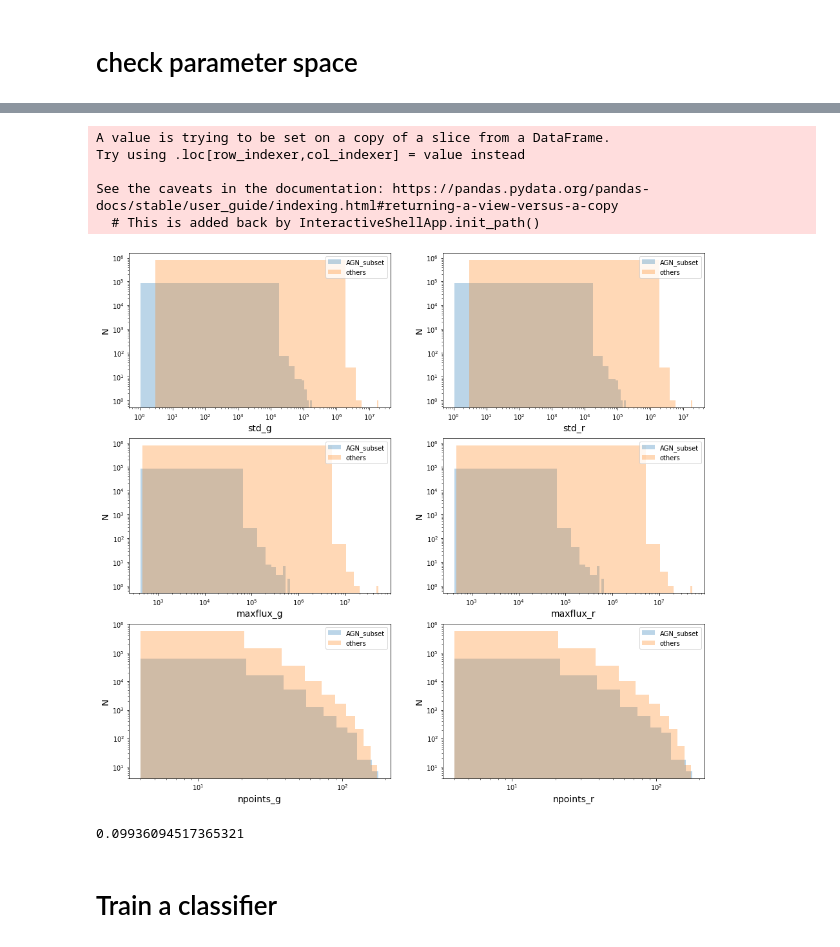
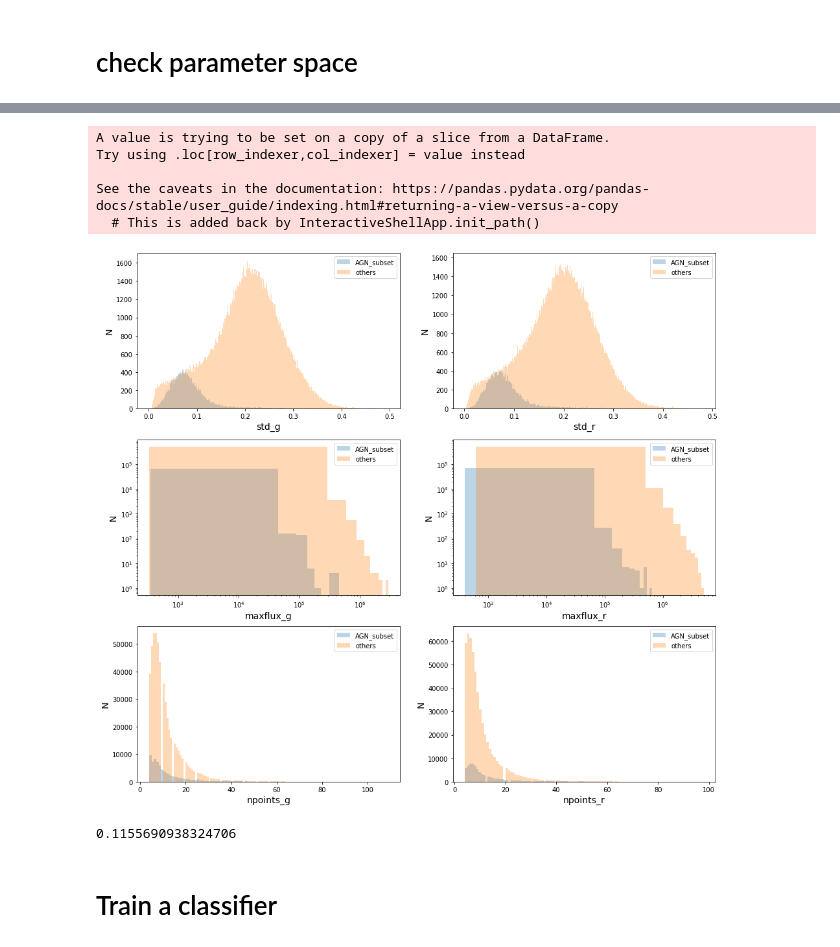
Before and after one commit to emilleishida/agn_classifier, a Jupyter notebook: check_database.ipynb, the cells around one changed output, grey strips where cells are left out. Saved outputs shown, nothing was run; the diff lists cells and outputs as text; code cells hidden in the pictures.

Commit message:
normalized max flux

```diff
--- a/check_database.ipynb
+++ b/check_database.ipynb
@@ -293,9 +297,14 @@ for i in progressbar.progressbar(range(data_cut.shape[0])):
         flux_clean = flux[~np.isnan(flux)]
 
         # calculate new features
-        std[fil].append(np.std(flux_clean))
-        max_flux[fil].append(np.max(flux_clean))
-        npoints[fil].append(len(flux_clean))
+        if len(flux_clean) > 0:
+            std[fil].append(np.std(flux_clean/max(flux_clean)))
+            max_flux[fil].append(np.max(flux_clean))
+            npoints[fil].append(len(flux_clean))
+        else:
+            std[fil].append(np.nan)
+            max_flux[fil]. append(np.nan)
+            npoints[fil].append(0)
 
 data_cut['maxflux_g'] = max_flux[1]
 data_cut['maxflux_r'] = max_flux[2]
@@ -340,3 +331,5 @@ data_cut_final.to_csv('data/emille_data.csv.gz', index=False)
+# %%
+data_cut_final = pd.read_csv('../../data/emille_data.csv.gz')
 # %% [markdown]
 # check parameter space
 # %%
@@ -483,18 +469,16 @@ data_cut_final['AGN_subset'] = flag4.astype(int)
 plt.figure(figsize=(16,15))
 
 plt.subplot(3,2,1)
-plt.hist(data_cut_final[flag4]['std_g'], label='AGN_subset', alpha=0.3, log=True)
-plt.hist(data_cut_final[~flag4]['std_g'], label='others', alpha=0.3, log=True)
-plt.xscale('log')
+plt.hist(data_cut_final[flag4]['std_g'], label='AGN_subset', alpha=0.3, bins=1000)
+plt.hist(data_cut_final[~flag4]['std_g'], label='others', alpha=0.3, bins=1000)
 plt.legend()
 plt.xlabel('std_g', fontsize=14)
 plt.ylabel('N', fontsize=14)
 
 
 plt.subplot(3,2,2)
-plt.hist(data_cut_final[flag4]['std_r'], label='AGN_subset', alpha=0.3, log=True)
-plt.hist(data_cut_final[~flag4]['std_r'], label='others', alpha=0.3, log=True)
-plt.xscale('log')
+plt.hist(data_cut_final[flag4]['std_r'], label='AGN_subset', alpha=0.3, bins=1000)
+plt.hist(data_cut_final[~flag4]['std_r'], label='others', alpha=0.3, bins=1000)
 plt.legend()
 plt.xlabel('std_r', fontsize=14)
 plt.ylabel('N', fontsize=14)
@@ -507,44 +491,42 @@ plt.legend()
 plt.xlabel('maxflux_g', fontsize=14)
 plt.ylabel('N', fontsize=14)
 
 
 plt.subplot(3,2,4)
 plt.hist(data_cut_final[flag4]['maxflux_r'], label='AGN_subset', alpha=0.3, log=True)
 plt.hist(data_cut_final[~flag4]['maxflux_r'], label='others', alpha=0.3, log=True)
 plt.xscale('log')
 plt.legend()
 plt.xlabel('maxflux_r', fontsize=14)
 plt.ylabel('N', fontsize=14)
 
 plt.subplot(3,2,5)
-plt.hist(data_cut_final[flag4]['npoints_g'], label='AGN_subset', alpha=0.3, log=True)
-plt.hist(data_cut_final[~flag4]['npoints_g'], label='others', alpha=0.3, log=True)
-plt.xscale('log')
+plt.hist(data_cut_final[flag4]['npoints_g'], label='AGN_subset', alpha=0.3, bins=100)
+plt.hist(data_cut_final[~flag4]['npoints_g'], label='others', alpha=0.3, bins=100)
 plt.legend()
 plt.xlabel('npoints_g', fontsize=14)
 plt.ylabel('N', fontsize=14)
 
 
 plt.subplot(3,2,6)
-plt.hist(data_cut_final[flag4]['npoints_r'], label='AGN_subset', alpha=0.3, log=True)
-plt.hist(data_cut_final[~flag4]['npoints_r'], label='others', alpha=0.3, log=True)
-plt.xscale('log')
+plt.hist(data_cut_final[flag4]['npoints_r'], label='AGN_subset', alpha=0.3, bins=100)
+plt.hist(data_cut_final[~flag4]['npoints_r'], label='others', alpha=0.3, bins=100)
 plt.legend()
 plt.xlabel('npoints_r', fontsize=14)
 plt.ylabel('N', fontsize=14)
 
 plt.show()
 # %% [output]
 A value is trying to be set on a copy of a slice from a DataFrame.
 Try using .loc[row_indexer,col_indexer] = value instead
 
 See the caveats in the documentation: https://pandas.pydata.org/pandas-docs/stable/user_guide/indexing.html#returning-a-view-versus-a-copy
   # This is added back by InteractiveShellApp.init_path()
-[figure, old version]
+[figure, new version]
 # %%
 sum(flag4)/flag4.shape[0]
 # %% [output]
-0.09936094517365321
+0.1155690938324706
 # %% [markdown]
 # Train a classifier
 # %% [markdown]
```
Also changed, not shown: parts of 25 cells of this notebook.
